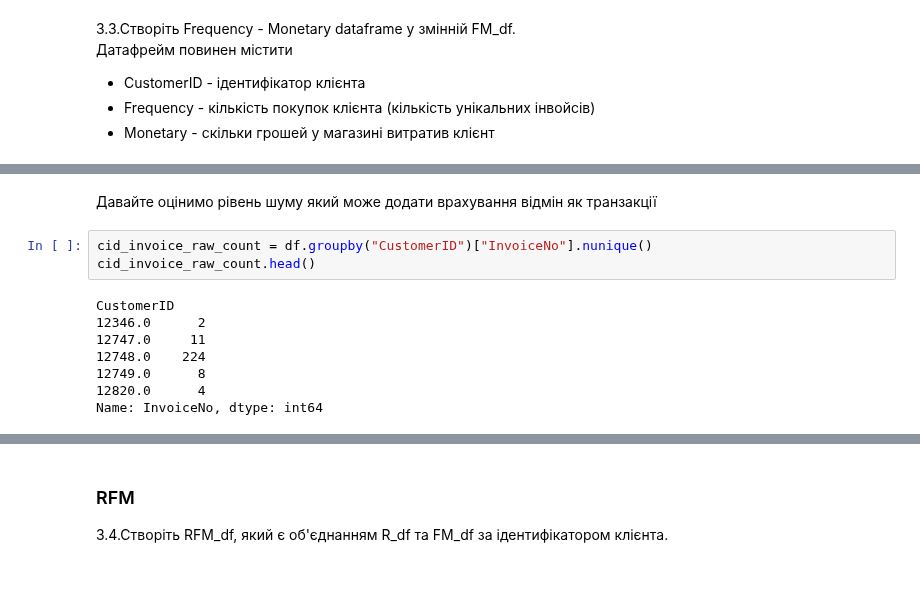
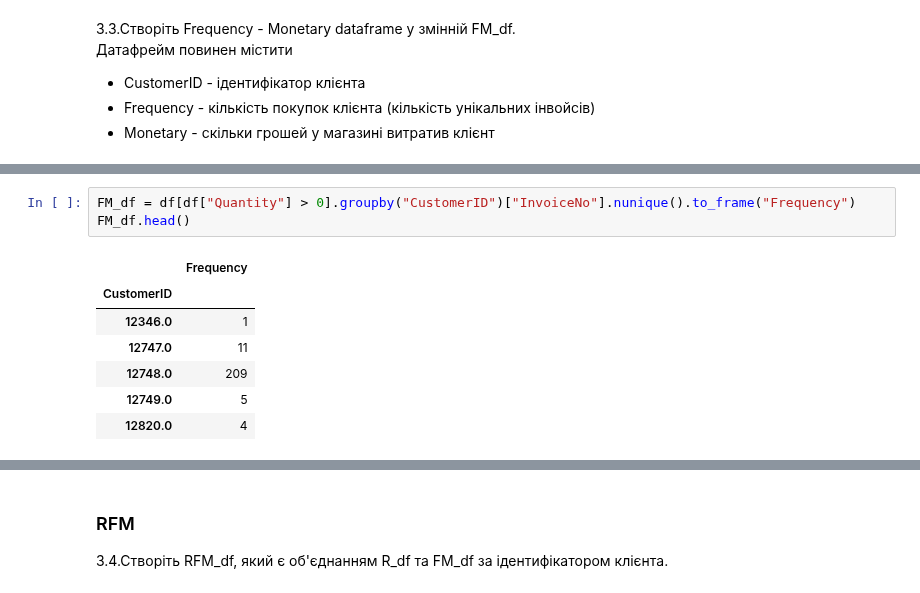
Before and after one commit to dmytrovelychko/rd_ds_python, a Jupyter notebook: hw_6.ipynb, the cells around one changed output, grey strips where cells are left out. Saved outputs shown, nothing was run; the diff lists cells and outputs as text.

```diff
--- a/hw_6.ipynb
+++ b/hw_6.ipynb
@@ -362,13 +340,11 @@ df[df["CustomerID"] == 15091]
-# %% [markdown]
-Давайте оцінимо рівень шуму який може додати врахування відмін як транзакції
 # %%
-cid_invoice_raw_count = df.groupby("CustomerID")["InvoiceNo"].nunique()
-cid_invoice_raw_count.head()
+FM_df = df[df["Quantity"] > 0].groupby("CustomerID")["InvoiceNo"].nunique().to_frame("Frequency")
+FM_df.head()
 # %% [output]
-CustomerID
-12346.0      2
-12747.0     11
-12748.0    224
-12749.0      8
-12820.0      4
-Name: InvoiceNo, dtype: int64
+|  | Frequency |
+| CustomerID |  |
+| 12346.0 | 1 |
+| 12747.0 | 11 |
+| 12748.0 | 209 |
+| 12749.0 | 5 |
+| 12820.0 | 4 |
```
Also changed, not shown: parts of 18 cells of this notebook.
